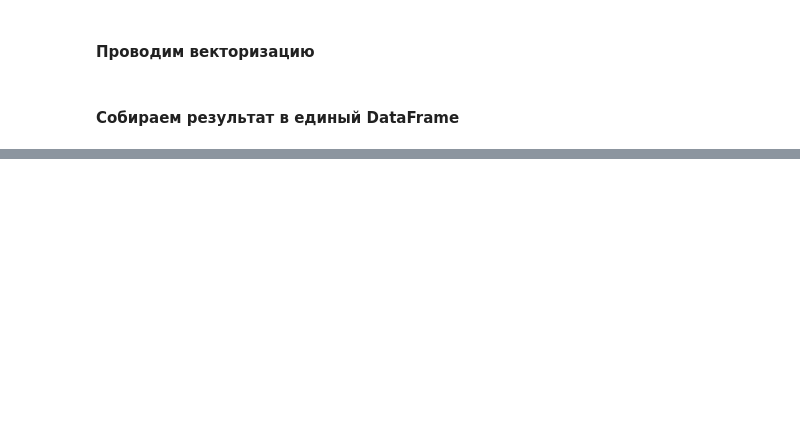
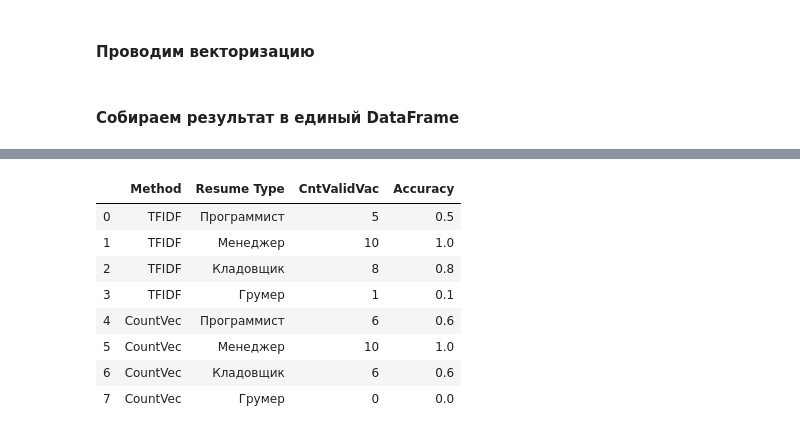
Before and after one commit to PDmitrii/sql_tasks_sber_d_a, a Jupyter notebook: FINAL_PROJECT_DA_SberUniver_JUNE22_DMITRII_PRIVALOV.ipynb, the cells around one changed output, grey strips where cells are left out. Saved outputs shown, nothing was run; the diff lists cells and outputs as text; code cells hidden in the pictures; blank space fills up the shorter version.

```diff
--- a/FINAL_PROJECT_DA_SberUniver_JUNE22_DMITRII_PRIVALOV.ipynb
+++ b/FINAL_PROJECT_DA_SberUniver_JUNE22_DMITRII_PRIVALOV.ipynb
@@ -348,0 +528,4 @@ Frontend-разработчик:
+# %%
+df_method_resume_metrics=pd.DataFrame({'Method':['TFIDF','TFIDF','TFIDF','TFIDF','CountVec','CountVec','CountVec','CountVec'],\
+                                      'Resume Type':['Программист','Менеджер','Кладовщик','Грумер','Программист','Менеджер','Кладовщик','Грумер'],\
+                                      'CntValidVac':[5,10,8,1,6,10,6,0]})
@@ -348,0 +544,14 @@ Frontend-разработчик:
+# %%
+df_method_resume_metrics['Accuracy']=df_method_resume_metrics['CntValidVac']/10
+# %%
+df_method_resume_metrics
+# %% [output]
+|  | Method | Resume Type | CntValidVac | Accuracy |
+| 0 | TFIDF | Программист | 5 | 0.5 |
+| 1 | TFIDF | Менеджер | 10 | 1.0 |
+| 2 | TFIDF | Кладовщик | 8 | 0.8 |
+| 3 | TFIDF | Грумер | 1 | 0.1 |
+| 4 | CountVec | Программист | 6 | 0.6 |
+| 5 | CountVec | Менеджер | 10 | 1.0 |
+| 6 | CountVec | Кладовщик | 6 | 0.6 |
+| 7 | CountVec | Грумер | 0 | 0.0 |
```
Also changed, not shown: parts of 16 cells of this notebook.
